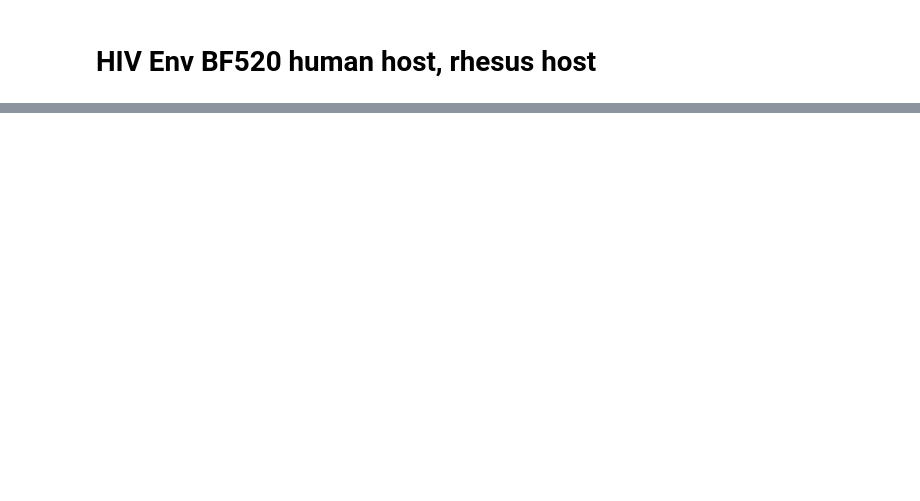
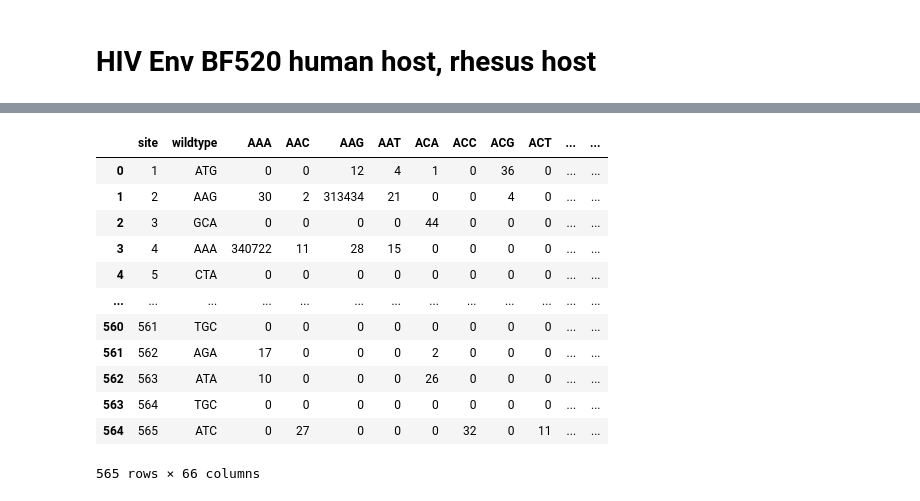
Before and after one commit to bartonlab/paper-DMS-inference, a Jupyter notebook: preference_transform.ipynb, the cells around one changed output, grey strips where cells are left out. Drawn from its saved outputs; the diff is of its cells as text; code cells hidden in the pictures; blank space fills up the shorter version.

```diff
--- a/preference_transform.ipynb
+++ b/preference_transform.ipynb
@@ -229,0 +324,17 @@ pd.read_csv(count_file)
+# %%
+count_file = './data/raw_data/WSN_DNA_codoncounts.csv'
+pd.read_csv(count_file)
+# %% [output]
+|  | site | wildtype | AAA | AAC | AAG | AAT | ACA | ACC | ACG | ACT | ... | ... |
+| 0 | 1 | ATG | 0 | 0 | 12 | 4 | 1 | 0 | 36 | 0 | ... | ... |
+| 1 | 2 | AAG | 30 | 2 | 313434 | 21 | 0 | 0 | 4 | 0 | ... | ... |
+| 2 | 3 | GCA | 0 | 0 | 0 | 0 | 44 | 0 | 0 | 0 | ... | ... |
+| 3 | 4 | AAA | 340722 | 11 | 28 | 15 | 0 | 0 | 0 | 0 | ... | ... |
+| 4 | 5 | CTA | 0 | 0 | 0 | 0 | 0 | 0 | 0 | 0 | ... | ... |
+| ... | ... | ... | ... | ... | ... | ... | ... | ... | ... | ... | ... | ... |
+| 560 | 561 | TGC | 0 | 0 | 0 | 0 | 0 | 0 | 0 | 0 | ... | ... |
+| 561 | 562 | AGA | 17 | 0 | 0 | 0 | 2 | 0 | 0 | 0 | ... | ... |
+| 562 | 563 | ATA | 10 | 0 | 0 | 0 | 26 | 0 | 0 | 0 | ... | ... |
+| 563 | 564 | TGC | 0 | 0 | 0 | 0 | 0 | 0 | 0 | 0 | ... | ... |
+| 564 | 565 | ATC | 0 | 27 | 0 | 0 | 0 | 32 | 0 | 11 | ... | ... |
+565 rows × 66 columns
```
Also changed, not shown: parts of 11 cells of this notebook, 9 other files.
